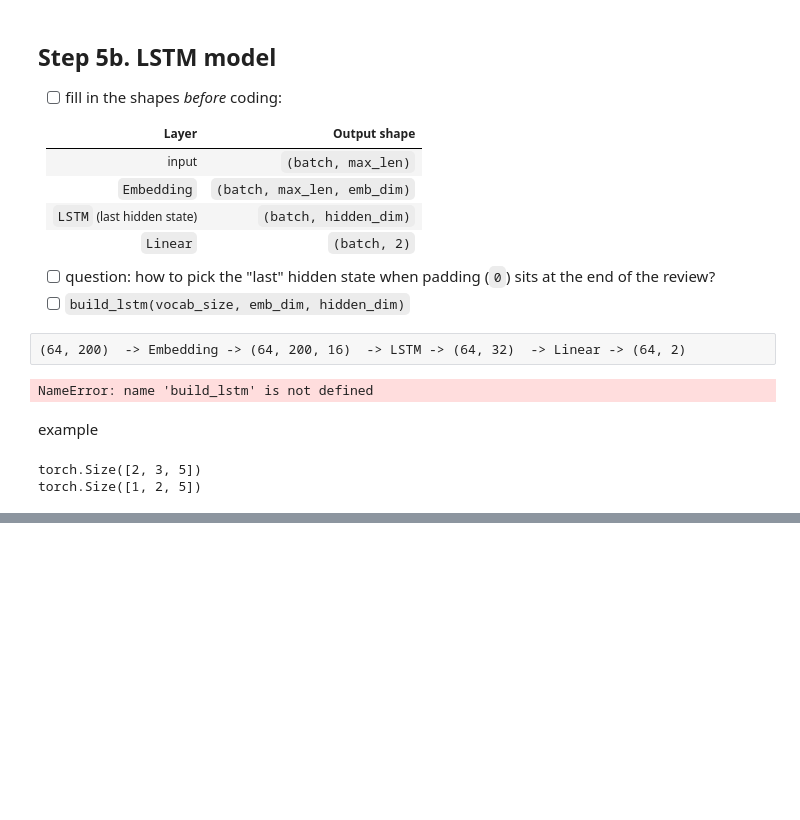
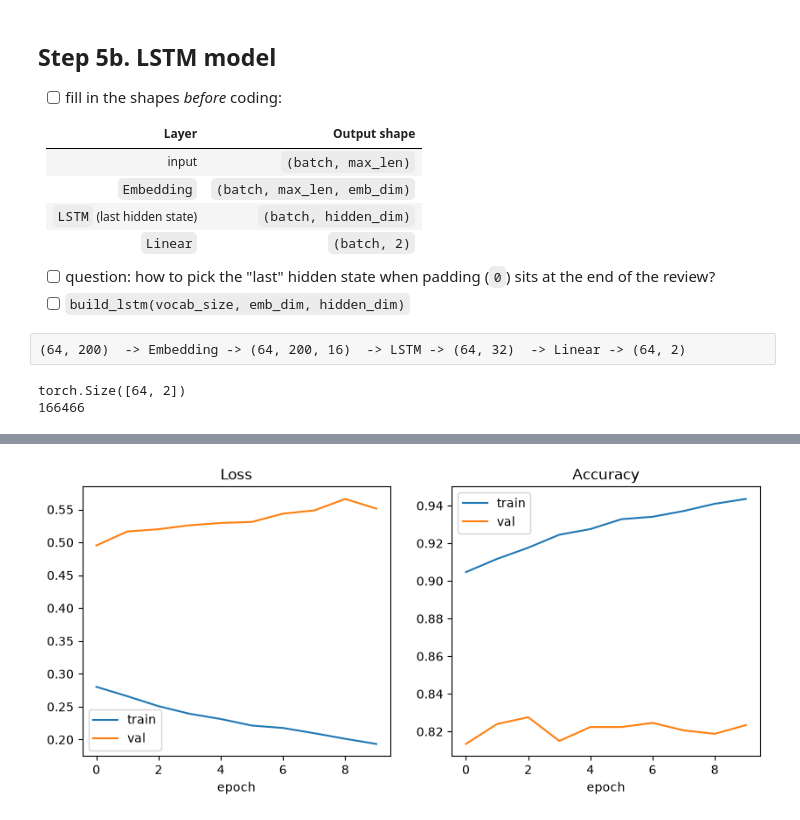
Before and after one commit to michallitwin/python-learning, a Jupyter notebook: python_dl/Deep_learning/rnn_project.ipynb, the cells around one changed output, grey strips where cells are left out. Cells and saved outputs as stored; diff of their text form; code cells hidden in the pictures; blank space fills up the shorter version.

Commit message:
finished lstm

```diff
--- a/python_dl/Deep_learning/rnn_project.ipynb
+++ b/python_dl/Deep_learning/rnn_project.ipynb
@@ -464,39 +465,43 @@ Epoch 10/10 | train loss 0.011 acc 0.997 | val loss 2.137 acc 0.726
 # %%
 class SentimentLSTM(nn.Module):
     """Embedding -> LSTM -> last hidden state -> Linear."""
+
     def __init__(self, vocab_size, emb_dim, hidden_dim):
-        super().__init__()
-        self.embedding = nn.Embedding(vocab_size, emb_dim, padding_idx=0)   # 10000 words -> vectors of 16
-        self.lstm = nn.LSTM(emb_dim, hidden_dim, batch_first=True)          # takes 16 numbers per word, keeps 32 numbers of state
-        self.fc = nn.Linear(hidden_dim, 2)                                  # takes the 32-number summary -> 2 scores
+        """Create the layers (runs once, when the model is built)."""
 
-    def forward(self, x):                     # x: (batch, max_len)
-        emb = self.embedding(x)               # -> (batch, max_len, emb_dim)
-        lstm = nn.LSTM(input_size=4, hidden_size=5, batch_first=True)
-        out, (h_n, c_n) = self.lstm(emb)
-        last = h_n[-1]          # (batch, hidden_dim)  summary of each review
-        return self.fc(last)    # (batch, 2)           two scores per review
+        super().__init__()   # required first line: sets up nn.Module internals
 
-    def build_lstm(vocab_size, emb_dim, hidden_dim):
+        # Word index -> vector of emb_dim numbers (index 0 = <pad>, kept as zeros)
+        self.embedding = nn.Embedding(vocab_size, emb_dim, padding_idx=0)
+
+        # Reads the review word by word; keeps a summary of hidden_dim numbers
+        self.lstm = nn.LSTM(emb_dim, hidden_dim, batch_first=True)
+
+        # Turns the final summary into 2 scores: negative / positive
+        self.fc = nn.Linear(hidden_dim, 2)
+
+    def forward(self, x):
+        """Use the layers (runs on every batch, via net(xb)). x: (batch, max_len)."""
+        emb = self.embedding(x)           # (batch, max_len, emb_dim)  word indices -> vectors
+        out, (h_n, c_n) = self.lstm(emb)  # h_n: (1, batch, hidden_dim)  summary after the last word
+        last = h_n[-1]                    # (batch, hidden_dim)  drop the layer dimension
+        return self.fc(last)              # (batch, 2)  raw scores (the loss applies softmax)
+
+
+def build_lstm(vocab_size, emb_dim, hidden_dim):
     """Create the LSTM sentiment model."""
-        return SentimentLSTM(vocab_size, emb_dim, hidden_dim)
+    return SentimentLSTM(vocab_size, emb_dim, hidden_dim)
 # %% [raw]
 (64, 200)  -> Embedding -> (64, 200, 16)  -> LSTM -> (64, 32)  -> Linear -> (64, 2)
 # %%
+torch.manual_seed(42)
 net_2 = build_lstm(vocab_size=10000, emb_dim=16, hidden_dim=32)
-print(net(xb).shape)       # expected: torch.Size([64, 2])
-print(count_parameters(net))   # expected: 166466
+print(net_2(xb).shape)       # expected: torch.Size([64, 2])
+print(count_parameters(net_2))   # expected: 166466
 # %% [output]
-NameError: name 'build_lstm' is not defined
+torch.Size([64, 2])
+166466
-# %% [markdown]
-example
-# %%
-emb = torch.randn(2, 3, 4)                      # (batch=2, words=3, emb_dim=4)
-lstm = nn.LSTM(input_size=4, hidden_size=5, batch_first=True)
-out, (h_n, c_n) = lstm(emb)
-
-print(out.shape)    # ?
-print(h_n.shape)    # ?
-# %% [output]
-torch.Size([2, 3, 5])
-torch.Size([1, 2, 5])
+# %%
+history_2 = fit(net_2, train_loader, val_loader, epochs=10, lr=1e-3, device=device)
+plot_history(history_2)
+# %% [output]
@@ -502,0 +518 @@ torch.Size([1, 2, 5])
+[figure, added]
```
Also changed, not shown: parts of 7 cells of this notebook.
